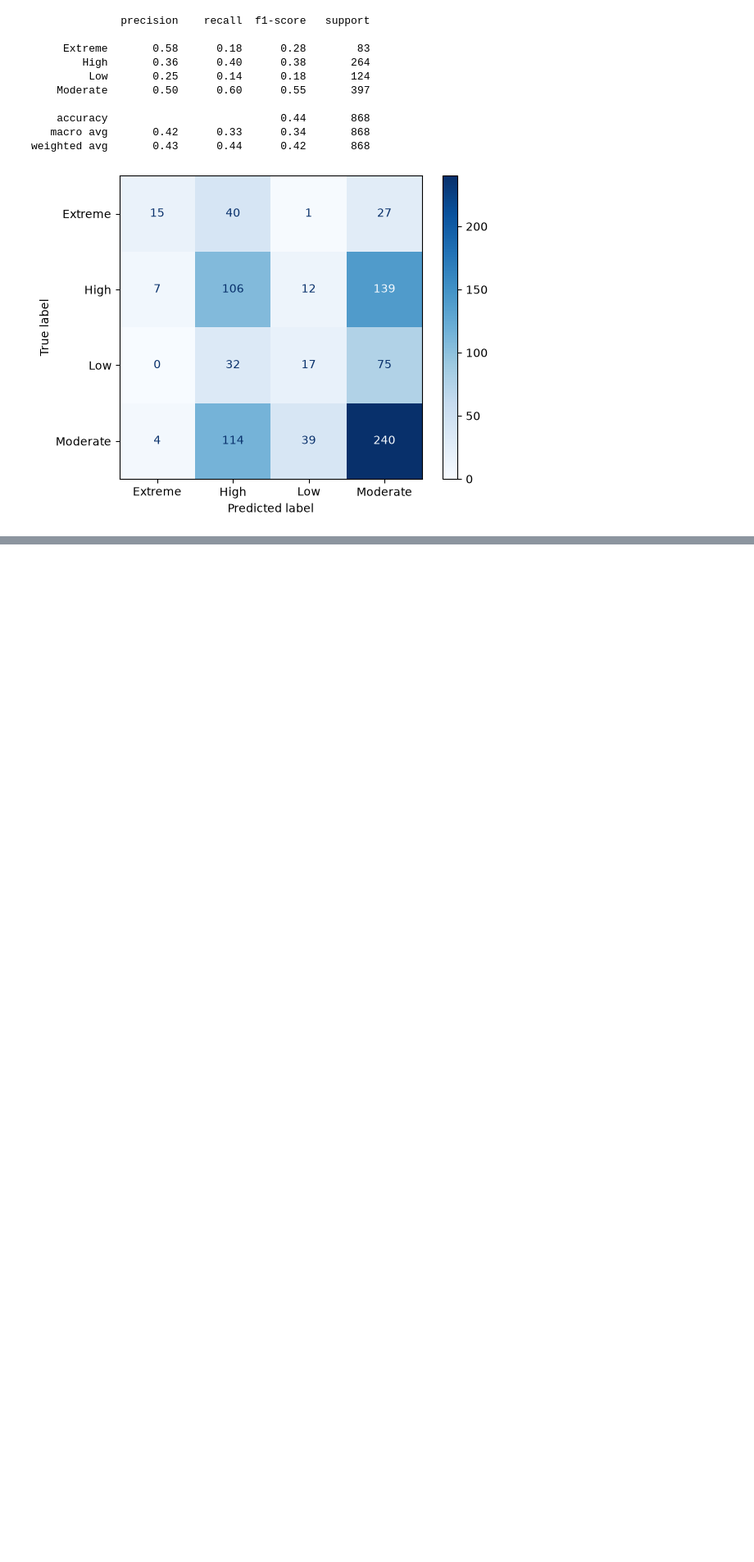
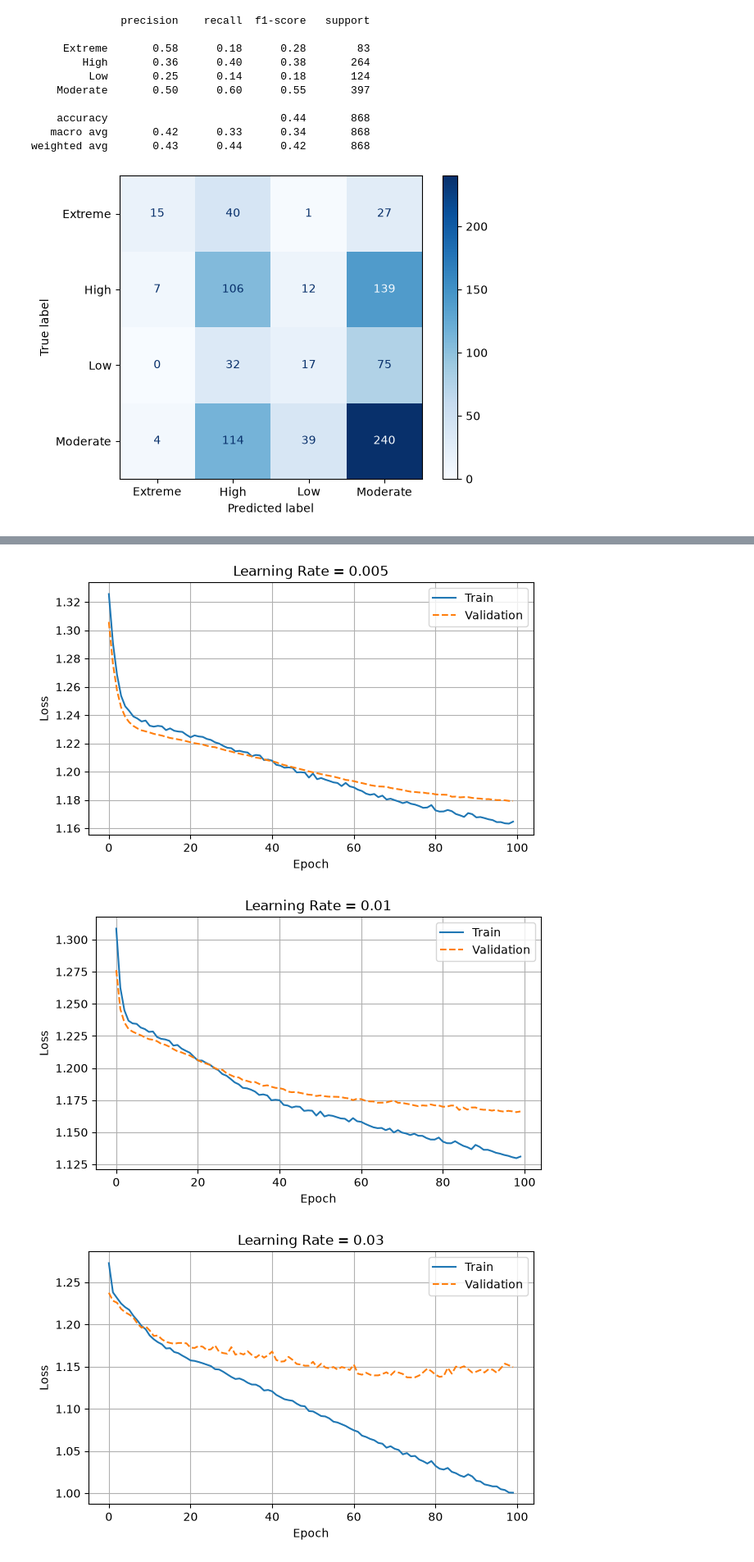
Before and after one commit to squeeble1471/ML02, a Jupyter notebook: ass02.ipynb, the cells around one changed output, grey strips where cells are left out. Shown at 82% size. Drawn from its saved outputs; the diff is of its cells as text; code cells hidden in the pictures; blank space fills up the shorter version.

```diff
--- a/ass02.ipynb
+++ b/ass02.ipynb
@@ -658,0 +1187,24 @@ plt.show()
+# %%
+for lr in learning_rates:
+    plt.figure(figsize=(7, 4))
+
+    plt.plot(
+        lr_results[lr]['loss'],
+        label='Train'
+    )
+    plt.plot(
+        lr_results[lr]['val_loss'],
+        '--',
+        label='Validation'
+    )
+
+    plt.xlabel('Epoch')
+    plt.ylabel('Loss')
+    plt.title(f'Learning Rate = {lr}')
+    plt.legend()
+    plt.grid()
+    plt.show()
+# %% [output]
+[figure, added]
+[figure, added]
+[figure, added]
```
Also changed, not shown: parts of 32 cells of this notebook, 1 other file.
